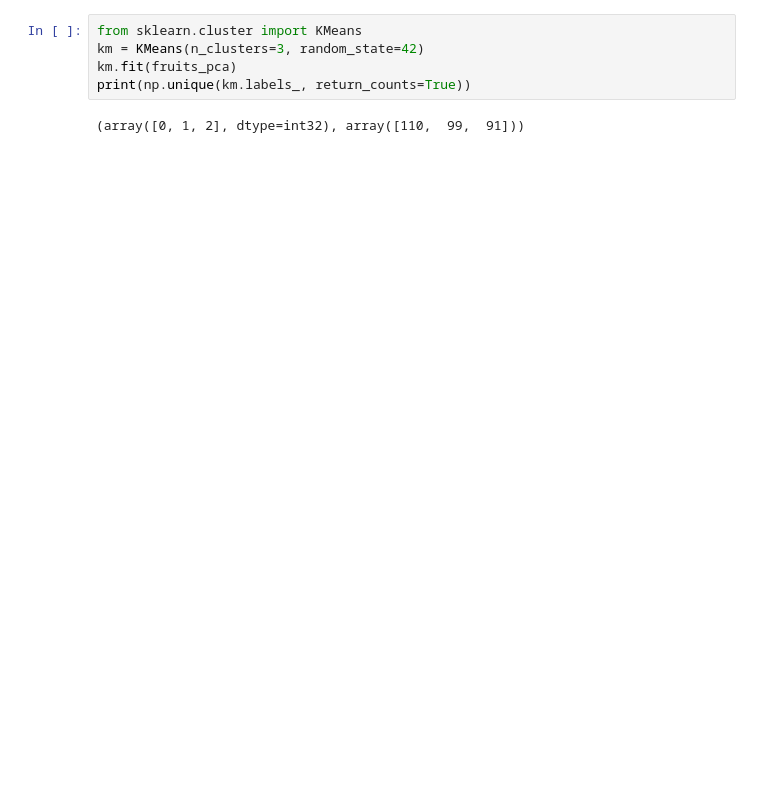
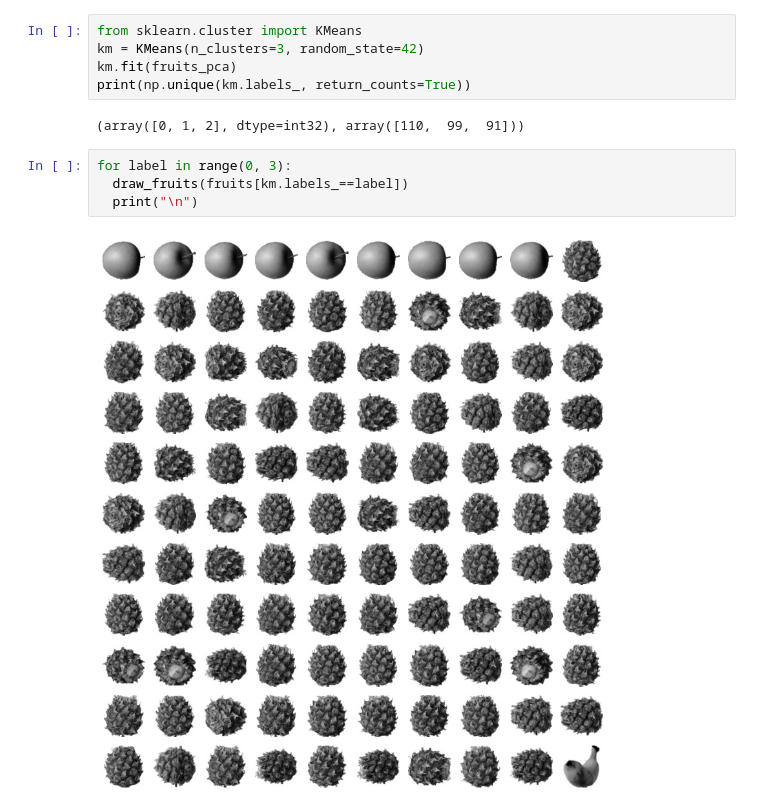
Before and after one commit to Park-Joyeong/hongong-machine-learning, a Jupyter notebook: 06_3_주성분_분석.ipynb, the cells around one changed output. Cells and saved outputs as stored; diff of their text form; blank space fills up the shorter version.

```diff
--- a/06_3_주성분_분석.ipynb
+++ b/06_3_주성분_분석.ipynb
@@ -180,3 +155,9 @@ km.fit(fruits_pca)
 print(np.unique(km.labels_, return_counts=True))
 # %% [output]
 (array([0, 1, 2], dtype=int32), array([110,  99,  91]))
+# %%
+for label in range(0, 3):
+  draw_fruits(fruits[km.labels_==label])
+  print("\n")
+# %% [output]
+[figure, added]
```
Also changed, not shown: parts of 8 cells of this notebook.
